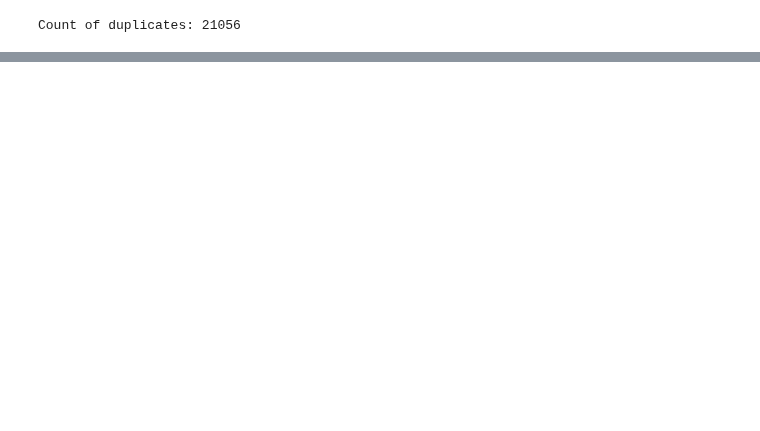
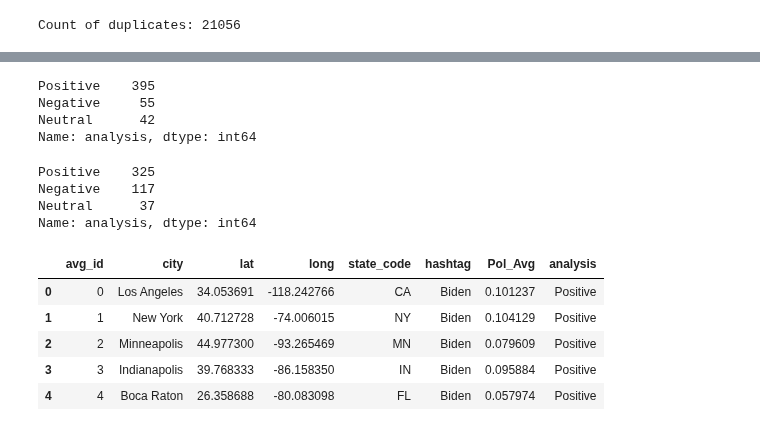
Before and after one commit to olivedisaster/Project-2, a Jupyter notebook: write_data_rs.ipynb, the cells around one changed output, grey strips where cells are left out. Drawn from its saved outputs; the diff is of its cells as text; code cells hidden in the pictures; blank space fills up the shorter version.

```diff
--- a/write_data_rs.ipynb
+++ b/write_data_rs.ipynb
@@ -219,0 +295,35 @@ Text(0, 0.5, 'Number of Tweets')
+# %%
+biden = biden.drop_duplicates(subset=['city'], keep='first')
+trump = trump.drop_duplicates(subset=['city'], keep='first')
+# %%
+biden['analysis'] = biden['Pol_Avg'].apply(getAnalysis)
+trump['analysis'] = trump['Pol_Avg'].apply(getAnalysis)
+# %%
+biden['analysis'].value_counts()
+# %% [output]
+Positive    395
+Negative     55
+Neutral      42
+Name: analysis, dtype: int64
+# %%
+trump['analysis'].value_counts()
+# %% [output]
+Positive    325
+Negative    117
+Neutral      37
+Name: analysis, dtype: int64
+# %%
+sent_avg = pd.concat([biden, trump])
+sent_avg = sent_avg.reset_index(drop=True)
+# %%
+sent_avg.reset_index(inplace=True)
+sent_avg = sent_avg.rename(columns = {'index': 'avg_id'}, inplace = False)
+# %%
+sent_avg.head()
+# %% [output]
+|  | avg_id | city | lat | long | state_code | hashtag | Pol_Avg | analysis |
+| 0 | 0 | Los Angeles | 34.053691 | -118.242766 | CA | Biden | 0.101237 | Positive |
+| 1 | 1 | New York | 40.712728 | -74.006015 | NY | Biden | 0.104129 | Positive |
+| 2 | 2 | Minneapolis | 44.977300 | -93.265469 | MN | Biden | 0.079609 | Positive |
+| 3 | 3 | Indianapolis | 39.768333 | -86.158350 | IN | Biden | 0.095884 | Positive |
+| 4 | 4 | Boca Raton | 26.358688 | -80.083098 | FL | Biden | 0.057974 | Positive |
```
Also changed, not shown: parts of 56 cells of this notebook, 4 other files.
